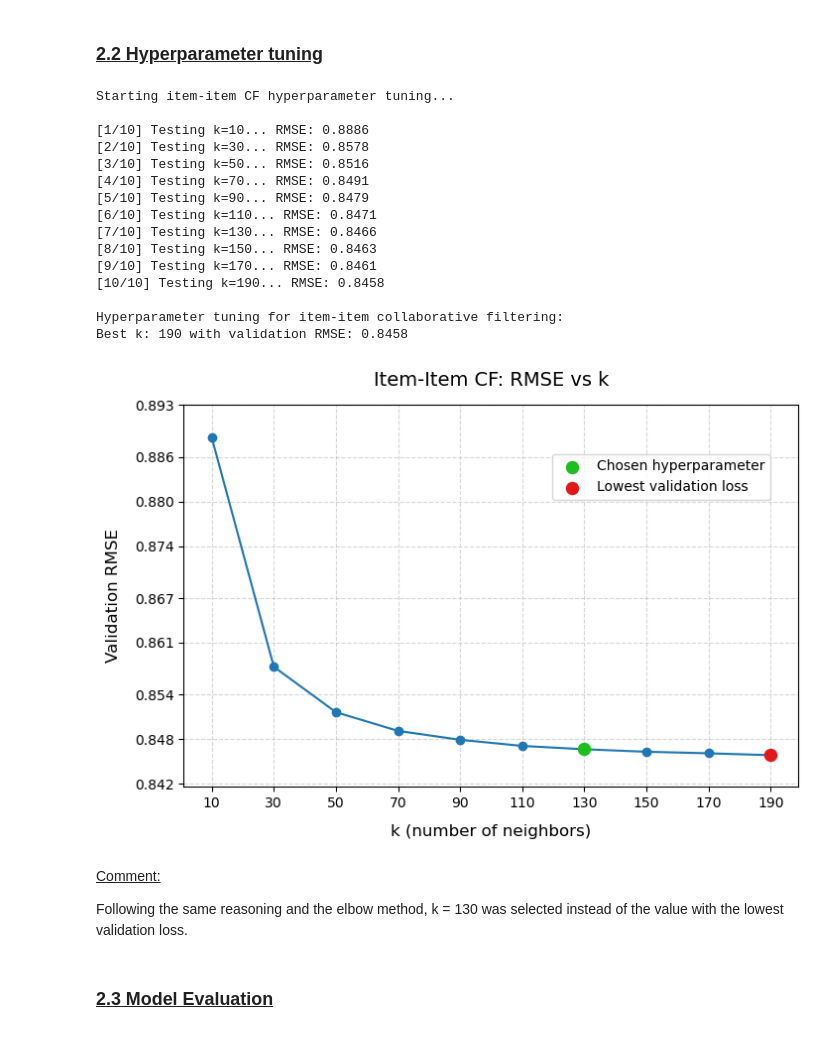
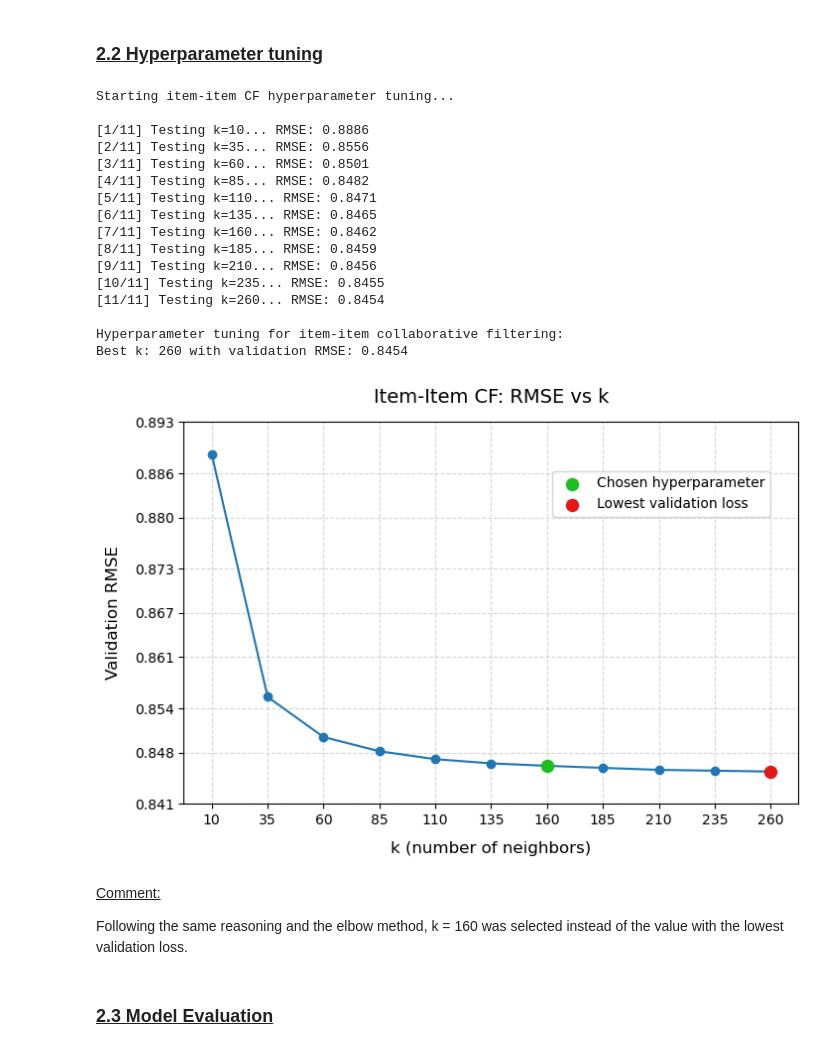
Before and after one commit to Croci-Yuri/Hybrid_Movie_Recommendation_System, a Jupyter notebook: notebooks/03_memory_CF.ipynb, the cells around one changed output. Saved outputs shown, nothing was run; the diff lists cells and outputs as text; code cells hidden in the pictures.

```diff
--- a/notebooks/03_memory_CF.ipynb
+++ b/notebooks/03_memory_CF.ipynb
@@ -461,7 +461,7 @@ del train_df_centered, val_df_centered, warm_test_df_centered, cold_test_df_cent
 ### <u> 2.2 Hyperparameter tuning </u>
 # %%
 # Hyperparameter model to be evaluated
-k_values = list(range(10, 210, 20))  # 10,30,50,70,90,110,130,150,170,190
+k_values = list(range(10, 261, 25))  # 10, 35, 60, 85, 110, 135, 160, 185, 210, 235, 260
 
 # Initialize k and rmse tracker
 best_k = None
@@ -498,60 +498,61 @@ print(f"Best k: {best_k} with validation RMSE: {best_rmse:.4f}")
 # %% [output]
 Starting item-item CF hyperparameter tuning...
 
-[1/10] Testing k=10... RMSE: 0.8886
-[2/10] Testing k=30... RMSE: 0.8578
-[3/10] Testing k=50... RMSE: 0.8516
-[4/10] Testing k=70... RMSE: 0.8491
-[5/10] Testing k=90... RMSE: 0.8479
-[6/10] Testing k=110... RMSE: 0.8471
-[7/10] Testing k=130... RMSE: 0.8466
-[8/10] Testing k=150... RMSE: 0.8463
-[9/10] Testing k=170... RMSE: 0.8461
-[10/10] Testing k=190... RMSE: 0.8458
+[1/11] Testing k=10... RMSE: 0.8886
+[2/11] Testing k=35... RMSE: 0.8556
+[3/11] Testing k=60... RMSE: 0.8501
+[4/11] Testing k=85... RMSE: 0.8482
+[5/11] Testing k=110... RMSE: 0.8471
+[6/11] Testing k=135... RMSE: 0.8465
+[7/11] Testing k=160... RMSE: 0.8462
+[8/11] Testing k=185... RMSE: 0.8459
+[9/11] Testing k=210... RMSE: 0.8456
+[10/11] Testing k=235... RMSE: 0.8455
+[11/11] Testing k=260... RMSE: 0.8454
 
 Hyperparameter tuning for item-item collaborative filtering:
-Best k: 190 with validation RMSE: 0.8458
+Best k: 260 with validation RMSE: 0.8454
 # %%
 # Plot RMSE curve for Item-Item CF
 plt.figure(figsize=(8,5))
 plt.plot(list(rmse_dict.keys()), list(rmse_dict.values()), marker='o', color='#1f77b4')
 
 # Highlight chosen k
-chosen_k = 130
+chosen_k = 160
 plt.scatter(chosen_k, rmse_dict[chosen_k], color="#1cbf1c", marker='o', s=75, zorder=5, label='Chosen hyperparameter')
 
 # Highlight absolute minimum k
 min_k = min(rmse_dict, key=rmse_dict.get)
 plt.scatter(min_k, rmse_dict[min_k], color="#e41818", marker='o', s=75, zorder=5, label='Lowest validation loss')
 
 # Labels, title, and formatting
 plt.xlabel("k (number of neighbors)", labelpad=10, fontsize=12)
 plt.ylabel("Validation RMSE", labelpad=10, fontsize=12)
 plt.title("Item-Item CF: RMSE vs k", fontsize=14, pad=14)
 plt.grid(True, linestyle='--', alpha=0.5)
 plt.xticks(k_values)
 
 # Add vertical buffer
 y_min, y_max = min(rmse_dict.values()), max(rmse_dict.values())
 y_buffer = (y_max - y_min) * 0.1
 plt.ylim(y_min - y_buffer, y_max + y_buffer)
 
 # Make y-axis ticks denser and rounded to 3 decimals
 y_ticks = np.round(np.linspace(y_min - y_buffer, y_max + y_buffer, 9), 3)
 plt.yticks(y_ticks)
 
 # Legend and placement
 plt.legend(frameon=True, bbox_to_anchor=(0.965, 0.89), fontsize=10)
 
 # Save and show
 plt.savefig("../notebooks/images/item_item_rmse_vs_k.png", dpi=300, bbox_inches='tight')
 plt.show()
 # %% [output]
-[figure, old version]
+[figure, new version]
 # %% [markdown]
 <u> Comment:</u>
 
-Following the same reasoning and the elbow method, k = 130 was selected instead of the value with the lowest validation loss.
+Following the same reasoning and the elbow method, k = 160 was selected instead of the value with the lowest validation loss.
 # %% [markdown]
 ### <u> 2.3 Model Evaluation </u>
 # %%
```
Also changed, not shown: parts of 3 cells of this notebook, 7 other files.
